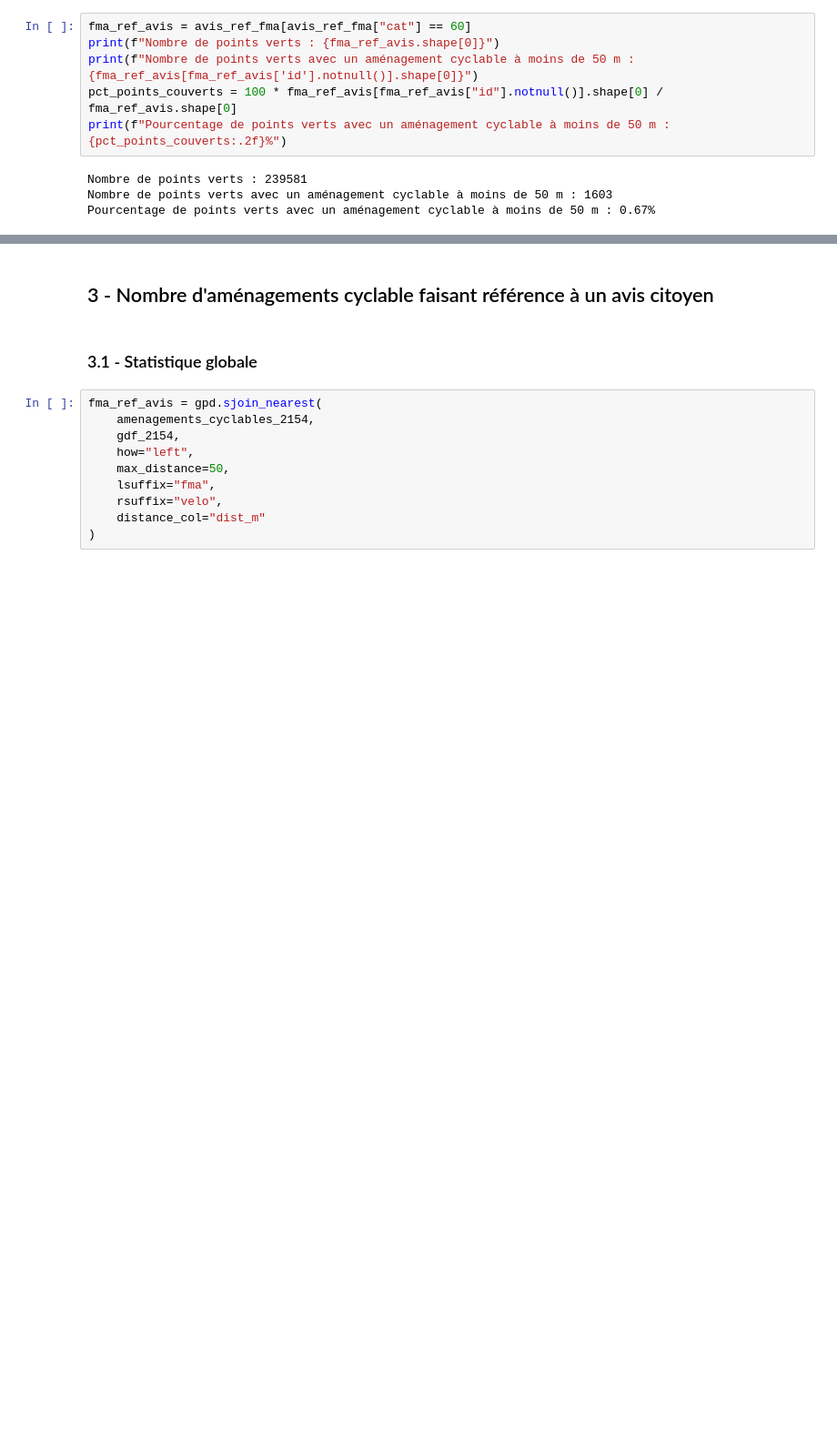
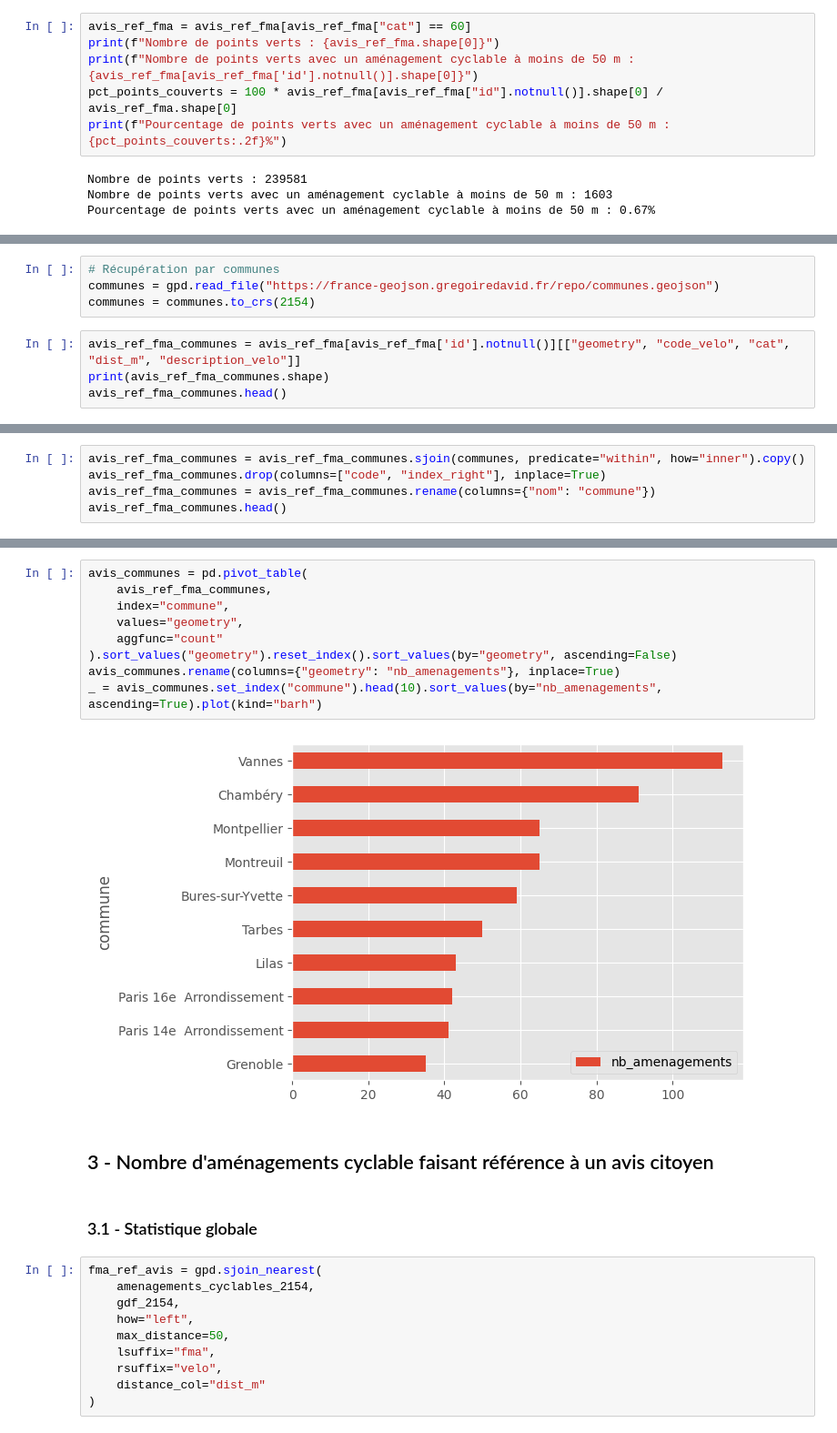
Before and after one commit to dataforgoodfr/offseason_fub, a Jupyter notebook: code/geodata-analysis/croisements_amenagements_cyclables.ipynb, the cells around one changed output, grey strips where cells are left out. Shown at 91% size. Saved outputs shown, nothing was run; the diff lists cells and outputs as text; blank space fills up the shorter version.

```diff
--- a/code/geodata-analysis/croisements_amenagements_cyclables.ipynb
+++ b/code/geodata-analysis/croisements_amenagements_cyclables.ipynb
@@ -90,10 +82,10 @@ avis_ref_fma = gpd.sjoin_nearest(
     distance_col="dist_m"
 )
 # %%
-fma_ref_avis = avis_ref_fma[avis_ref_fma["cat"] == 60]
-print(f"Nombre de points verts : {fma_ref_avis.shape[0]}")
-print(f"Nombre de points verts avec un aménagement cyclable à moins de 50 m : {fma_ref_avis[fma_ref_avis['id'].notnull()].shape[0]}")
-pct_points_couverts = 100 * fma_ref_avis[fma_ref_avis["id"].notnull()].shape[0] / fma_ref_avis.shape[0]
+avis_ref_fma = avis_ref_fma[avis_ref_fma["cat"] == 60]
+print(f"Nombre de points verts : {avis_ref_fma.shape[0]}")
+print(f"Nombre de points verts avec un aménagement cyclable à moins de 50 m : {avis_ref_fma[avis_ref_fma['id'].notnull()].shape[0]}")
+pct_points_couverts = 100 * avis_ref_fma[avis_ref_fma["id"].notnull()].shape[0] / avis_ref_fma.shape[0]
 print(f"Pourcentage de points verts avec un aménagement cyclable à moins de 50 m : {pct_points_couverts:.2f}%")
 # %% [output]
 Nombre de points verts : 239581
@@ -101,0 +96,8 @@ Pourcentage de points verts avec un aménagement cyclable à moins de 50 m : 0.6
+# %%
+# Récupération par communes
+communes = gpd.read_file("https://france-geojson.gregoiredavid.fr/repo/communes.geojson")
+communes = communes.to_crs(2154)
+# %%
+avis_ref_fma_communes = avis_ref_fma[avis_ref_fma['id'].notnull()][["geometry", "code_velo", "cat", "dist_m", "description_velo"]]
+print(avis_ref_fma_communes.shape)
+avis_ref_fma_communes.head()
@@ -101,0 +112,5 @@ Pourcentage de points verts avec un aménagement cyclable à moins de 50 m : 0.6
+# %%
+avis_ref_fma_communes = avis_ref_fma_communes.sjoin(communes, predicate="within", how="inner").copy()
+avis_ref_fma_communes.drop(columns=["code", "index_right"], inplace=True)
+avis_ref_fma_communes = avis_ref_fma_communes.rename(columns={"nom": "commune"})
+avis_ref_fma_communes.head()
@@ -102,3 +124,14 @@ Pourcentage de points verts avec un aménagement cyclable à moins de 50 m : 0.6
+# %%
+avis_communes = pd.pivot_table(
+    avis_ref_fma_communes,
+    index="commune",
+    values="geometry",
+    aggfunc="count"
+).sort_values("geometry").reset_index().sort_values(by="geometry", ascending=False)
+avis_communes.rename(columns={"geometry": "nb_amenagements"}, inplace=True)
+_ = avis_communes.set_index("commune").head(10).sort_values(by="nb_amenagements", ascending=True).plot(kind="barh")
+# %% [output]
+[figure, added]
 # %% [markdown]
 ## 3 - Nombre d'aménagements cyclable faisant référence à un avis citoyen
 # %% [markdown]
```
Also changed, not shown: parts of 9 cells of this notebook.
